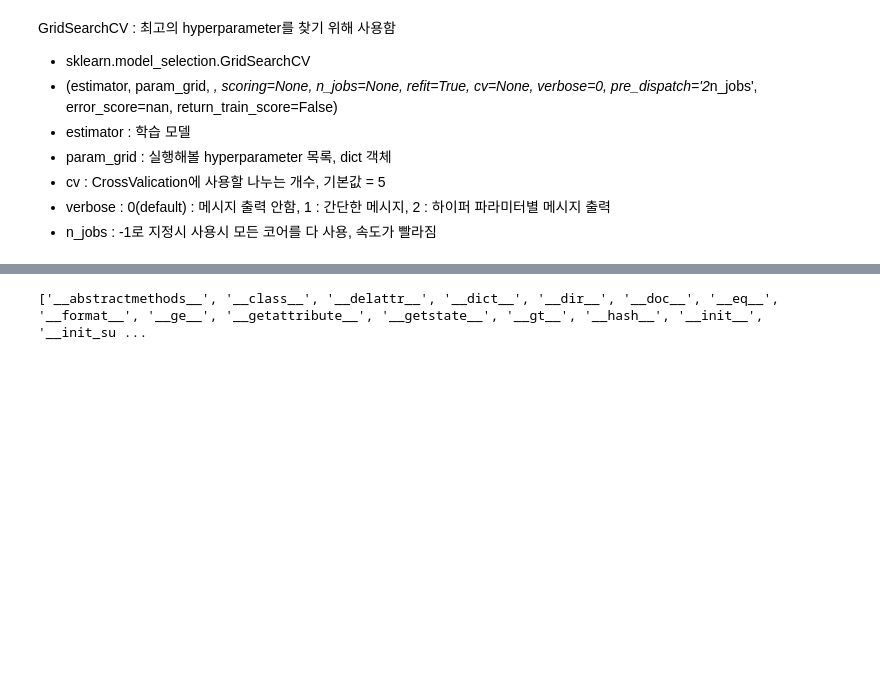
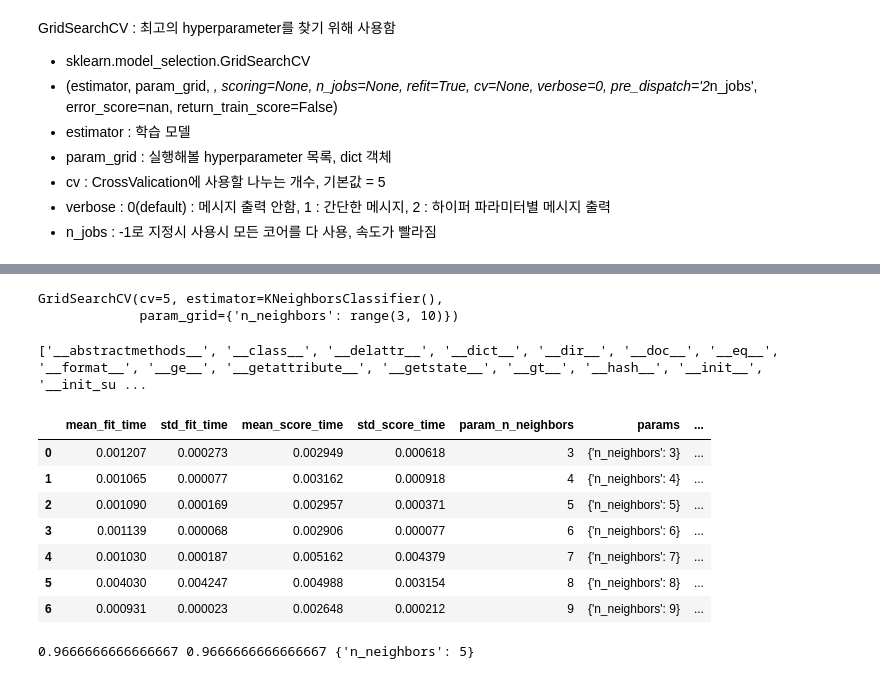
Before and after one commit to localtic/bigdata, a Jupyter notebook: [ML_02]_Introduction_LAB.ipynb, the cells around one changed output, grey strips where cells are left out. Cells and saved outputs as stored; diff of their text form; code cells hidden in the pictures; blank space fills up the shorter version.

```diff
--- a/[ML_02]_Introduction_LAB.ipynb
+++ b/[ML_02]_Introduction_LAB.ipynb
@@ -349,25 +358,29 @@ help(KNeighborsClassifier)
 from sklearn.model_selection import GridSearchCV
 
 # 데이터 섞기 (중요)
-df2 =
+df2 = df.sample(frac=1, random_state=0)
 
 # X, Y 분리하기
-X =
-Y =
+X = df2.iloc[:, :-1]
+Y = df2['target']
 
 # X에 대해 Scale 하기
-scaledX =
+scaledX = StandardScaler().fit_transform(X)
 
 # 시도해볼 hyperparameter 종류 나열하기  (n_neighbors를 3 ~ 9 범위로 지정하기)
-params =
+params = {'n_neighbors': range(3, 10)} #, 'p':{1, 2}}
 
 # KNeighborsClassifier 학습 모델 객체 생성하기
-model =
+model = KNeighborsClassifier()
 
 # GridSearchCV 객체 만들기 (위에서 생성한 model, params를 사용하고, cv의 개수를 지정함)
-gs =
+gs = GridSearchCV(model, params, cv=5)
 
 # gs 를 학습하기
+gs.fit(scaledX, Y)
+# %% [output]
+GridSearchCV(cv=5, estimator=KNeighborsClassifier(),
+             param_grid={'n_neighbors': range(3, 10)})
 # %%
 # gs의 주요 attribute 살펴보기
 print(dir(gs))
@@ -379,9 +392,22 @@ print(dir(gs))
 'cv_results_'
 # %%
 # [12] 결과를 DataFrame으로 확인하기
-result =
+result = pd.DataFrame(gs.cv_results_)
 result
+# %% [output]
+|  | mean_fit_time | std_fit_time | mean_score_time | std_score_time | param_n_neighbors | params | ... |
+| 0 | 0.001207 | 0.000273 | 0.002949 | 0.000618 | 3 | {'n_neighbors': 3} | ... |
+| 1 | 0.001065 | 0.000077 | 0.003162 | 0.000918 | 4 | {'n_neighbors': 4} | ... |
+| 2 | 0.001090 | 0.000169 | 0.002957 | 0.000371 | 5 | {'n_neighbors': 5} | ... |
+| 3 | 0.001139 | 0.000068 | 0.002906 | 0.000077 | 6 | {'n_neighbors': 6} | ... |
+| 4 | 0.001030 | 0.000187 | 0.005162 | 0.004379 | 7 | {'n_neighbors': 7} | ... |
+| 5 | 0.004030 | 0.004247 | 0.004988 | 0.003154 | 8 | {'n_neighbors': 8} | ... |
+| 6 | 0.000931 | 0.000023 | 0.002648 | 0.000212 | 9 | {'n_neighbors': 9} | ... |
 # %%
 # [13] 최고 점수가 나오는 모델 가져오기, 성능평가
+model = gs.best_estimator_
+print(model.score(x_test, y_test), gs.score(x_test, y_test), gs.best_params_)
+# %% [output]
+0.9666666666666667 0.9666666666666667 {'n_neighbors': 5}
 # %%
 # [14] 각 class 별 예측 확률 구하기 (분류인 경우)
```
Also changed, not shown: parts of 7 cells of this notebook.
